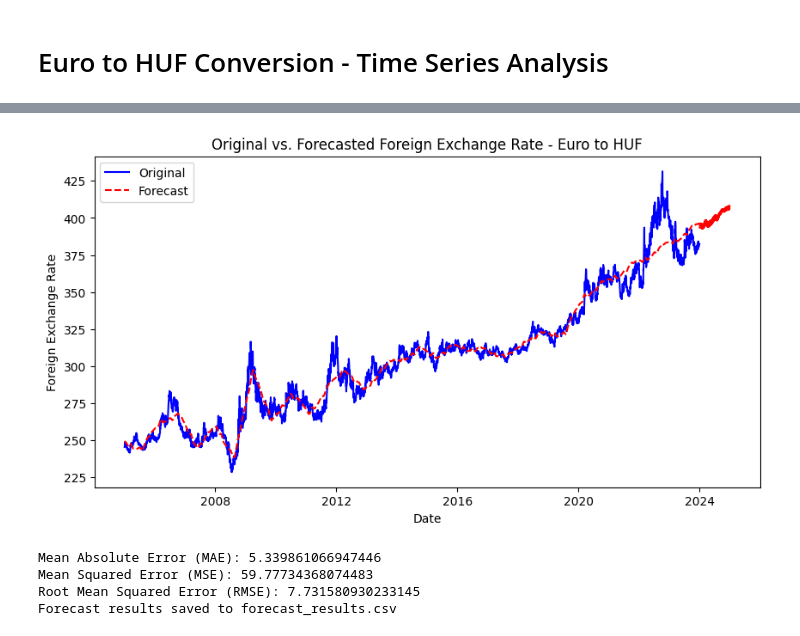
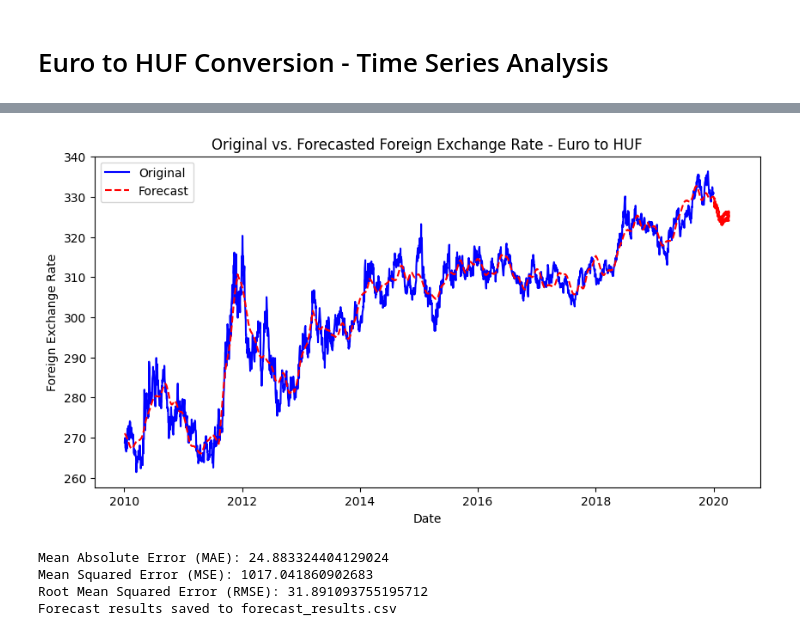
Before and after one commit to nazalan/OnalloLaboratorium, a Jupyter notebook: forecast/ExchangeRateTimeSeriesEurHuf.ipynb, the cells around one changed output, grey strips where cells are left out. Drawn from its saved outputs; the diff is of its cells as text; code cells hidden in the pictures.

```diff
--- a/forecast/ExchangeRateTimeSeriesEurHuf.ipynb
+++ b/forecast/ExchangeRateTimeSeriesEurHuf.ipynb
@@ -14,25 +14,24 @@ import warnings
 warnings.filterwarnings('ignore')
 
 # Adatok beolvasása és előkészítése
-os.chdir('/content/sample_data')
-table_sum = pd.read_csv('EUR_HUF Historical Data 05-24.csv')
-df = table_sum[["Date", "Price"]]
-df.rename(columns={"Price": "Value"}, inplace=True)
-df["Date"] = pd.to_datetime(df["Date"], format="%m/%d/%Y").dt.strftime("%Y-%m-%d")
+file_path = '/content/sample_data/EUR_HUF Historical Data 05-24.csv'
 
-# Fordítás a DataFrame-en az idő oszlop alapján
-df = df[::-1].reset_index(drop=True)
+# Beolvasás a kezdő és vég dátumok alapján
+start_date = '2010-01-03' # Default 2005-01-03
+end_date = '2020-01-01' # Default 2024-01-01
+df = pd.read_csv(file_path, parse_dates=['Date'])
+df = df[(df['Date'] >= start_date) & (df['Date'] <= end_date)].reset_index(drop=True)
 
 # Dátumformátum átalakítása és időindex létrehozása
-df['Date'] = pd.to_datetime(df['Date'])
-df.rename(columns={'Date': 'ds', 'Value': 'y'}, inplace=True)
+df.rename(columns={'Date': 'ds', 'Price': 'y'}, inplace=True)
 
 # Prophet modell létrehozása és illesztése
 model = Prophet(changepoint_prior_scale=0.5)
 model.fit(df)
 
 # Jövőbeli időpontok előrejelzése
-future = model.make_future_dataframe(periods=365, freq='D')
+forecast_days = 100 # Default 365
+future = model.make_future_dataframe(periods=forecast_days, freq='D')
 forecast = model.predict(future)
 
 # Eredeti és előrejelzett értékek diagramon
@@ -63,6 +62,5 @@ forecast_with_actuals.rename(columns={'y': 'Actual'}, inplace=True)
 # Táblázat készítése és CSV fájlba mentése
 evaluation_results = forecast_with_actuals[['ds', 'Actual', 'yhat']].rename(columns={'yhat': 'Forecast'})
 evaluation_results.to_csv('forecast_results.csv', index=False)
-print("Forecast results saved to forecast_results.csv")
 # %% [output]
 INFO:prophet:Disabling daily seasonality. Run prophet with daily_seasonality=True to override this.
@@ -77,6 +75,6 @@ INFO:cmdstanpy:Chain [1] start processing
 INFO:cmdstanpy:Chain [1] done processing
-[figure, old version]
+[figure, new version]
-Mean Absolute Error (MAE): 5.339861066947446
-Mean Squared Error (MSE): 59.77734368074483
-Root Mean Squared Error (RMSE): 7.731580930233145
+Mean Absolute Error (MAE): 24.883324404129024
+Mean Squared Error (MSE): 1017.041860902683
+Root Mean Squared Error (RMSE): 31.891093755195712
 Forecast results saved to forecast_results.csv
```
Also changed, not shown: parts of 2 cells of this notebook.
